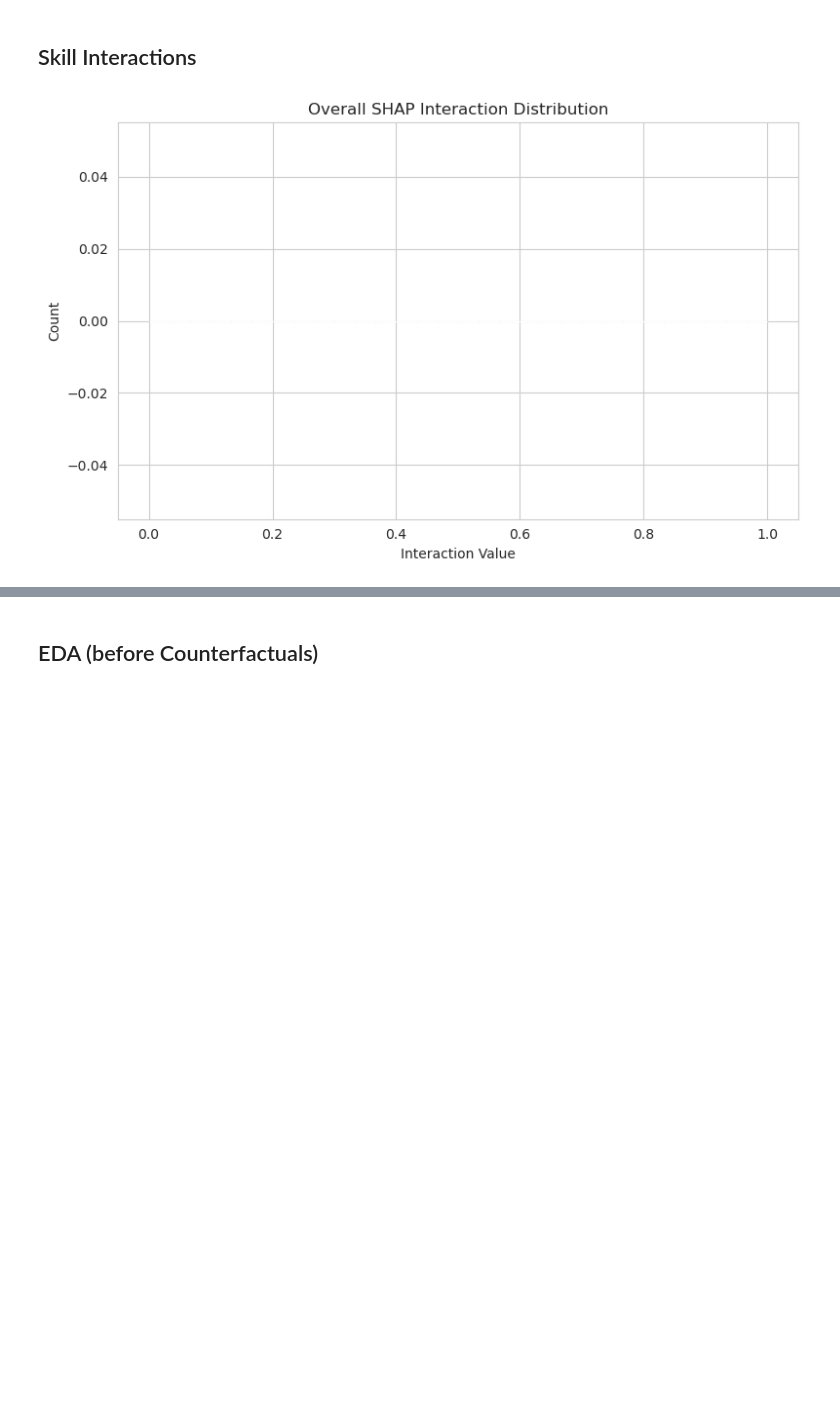
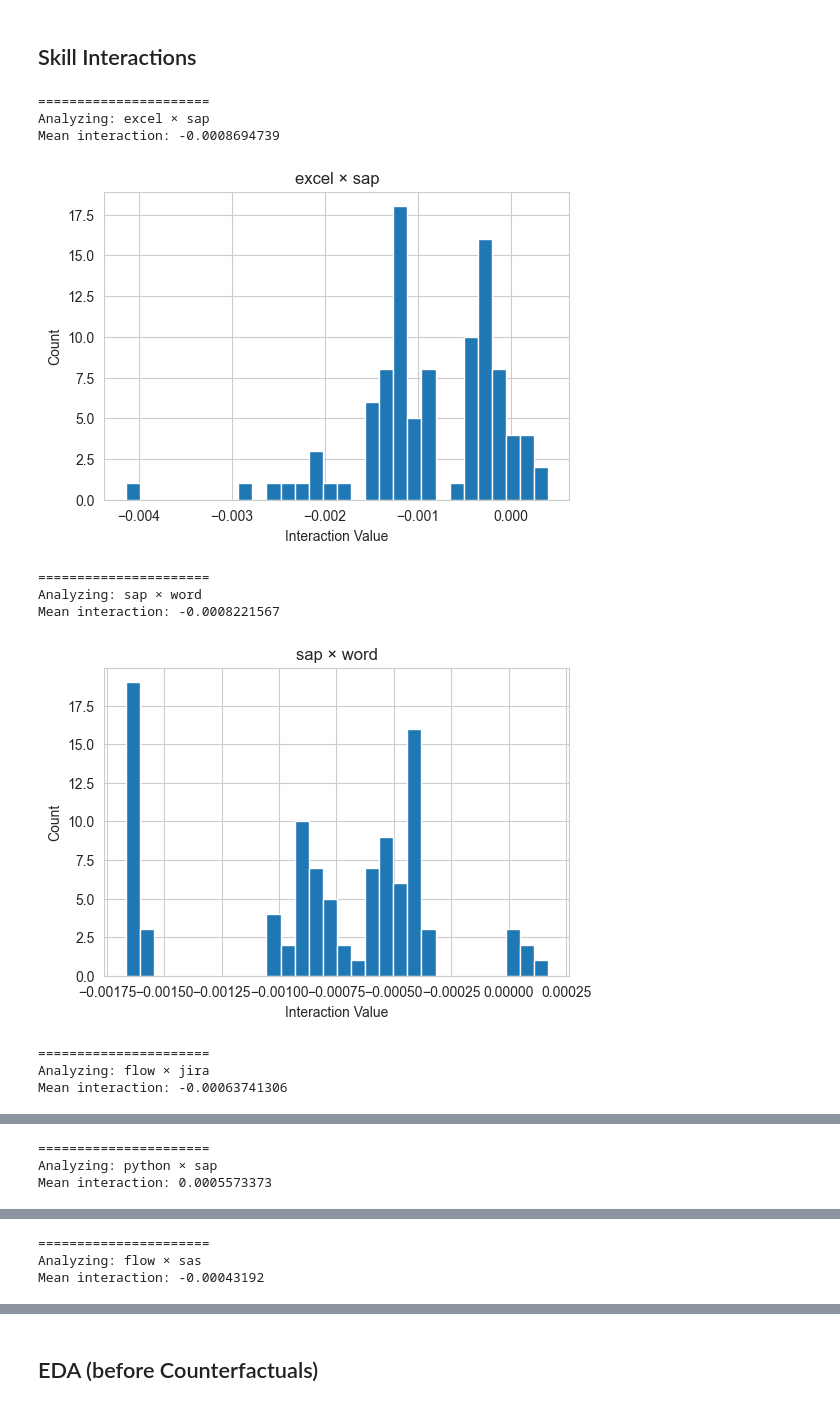
Before and after one commit to miguelcaeg/LT10_MLThesisProject, a Jupyter notebook: model explainability.ipynb, the cells around one changed output, grey strips where cells are left out. Cells and saved outputs as stored; diff of their text form; code cells hidden in the pictures; blank space fills up the shorter version.

```diff
--- a/model explainability.ipynb
+++ b/model explainability.ipynb
@@ -1713,0 +1784,6 @@ Selected pairs:
+# %%
+for _, pair in selected_pairs.iterrows():
+    s1, s2 = pair["skill_1"], pair["skill_2"]
+    p1 = (X_test_dense[s1] == 1).sum()
+    p2 = (X_test_dense[s2] == 1).sum()
+    print(f"{s1} ({p1}) × {s2} ({p2})")
@@ -1713,0 +1798,9 @@ Selected pairs:
+# %%
+print("Selected pairs verification:")
+display(selected_pairs)
+
+for _, pair in selected_pairs.iterrows():
+    s1, s2 = pair["skill_1"], pair["skill_2"]
+    p1 = (X_test_dense[s1] == 1).sum()
+    p2 = (X_test_dense[s2] == 1).sum()
+    print(f"{s1} ({p1}) × {s2} ({p2})")
@@ -1804,3 +1847,11 @@ for _, pair in selected_pairs.iterrows():
+# %%
+def get_skill_indices(skill, feature_names):
+    skill_lower = skill.lower().strip()
+    idx = [i for i, f in enumerate(feature_names) if f.lower() == skill_lower]
+    if not idx:
+        pattern = r"\b" + re.escape(skill_lower) + r"\b"
+        idx = [i for i, f in enumerate(feature_names) if re.search(pattern, f.lower())]
+    return idx
 # %%
 all_interaction_vals = []
 
@@ -1812,40 +1863,49 @@ for _, pair in selected_pairs.iterrows():
     print("\n======================")
     print("Analyzing:", skill_1, "×", skill_2)
 
-    skill_1_idx = [i for i, f in enumerate(feature_names) if skill_1 in f.lower()]
-    skill_2_idx = [i for i, f in enumerate(feature_names) if skill_2 in f.lower()]
+    skill_1_idx = get_skill_indices(skill_1, feature_names)
+    skill_2_idx = get_skill_indices(skill_2, feature_names)
 
+    # Skip if not found
     if len(skill_1_idx) == 0 or len(skill_2_idx) == 0:
         print("Skipping (not found)")
         continue
 
+    # Compute interaction
     interaction_vals = shap_interaction_values[:, skill_1_idx, :][:, :, skill_2_idx].mean(axis=(1,2))
 
     print("Mean interaction:", interaction_vals.mean())
 
-    # store for global plot
     all_interaction_vals.extend(interaction_vals)
 
-    # per-pair plot
+    # Plot per pair
     plt.figure(figsize=(6,4))
     plt.hist(interaction_vals, bins=30)
     plt.title(f"{skill_1} × {skill_2}")
     plt.xlabel("Interaction Value")
     plt.ylabel("Count")
     plt.show()
 
-# ============================================================
+
 # GLOBAL DISTRIBUTION
-# ============================================================
-
 plt.figure(figsize=(8,5))
 plt.hist(all_interaction_vals, bins=30)
 
 plt.title("Overall SHAP Interaction Distribution")
 plt.xlabel("Interaction Value")
 plt.ylabel("Count")
 
 plt.tight_layout()
 plt.show()
 # %% [output]
+======================
+Analyzing: excel × sap
+Mean interaction: -0.0008694739
-[figure, old version]
+[figure, new version]
+======================
+Analyzing: sap × word
+Mean interaction: -0.0008221567
+[figure, added]
+======================
+Analyzing: flow × jira
+Mean interaction: -0.00063741306
@@ -1851,0 +1913,3 @@ plt.show()
+======================
+Analyzing: python × sap
+Mean interaction: 0.0005573373
@@ -1851,0 +1917,3 @@ plt.show()
+======================
+Analyzing: flow × sas
+Mean interaction: -0.00043192
```
Also changed, not shown: parts of 48 cells of this notebook.
